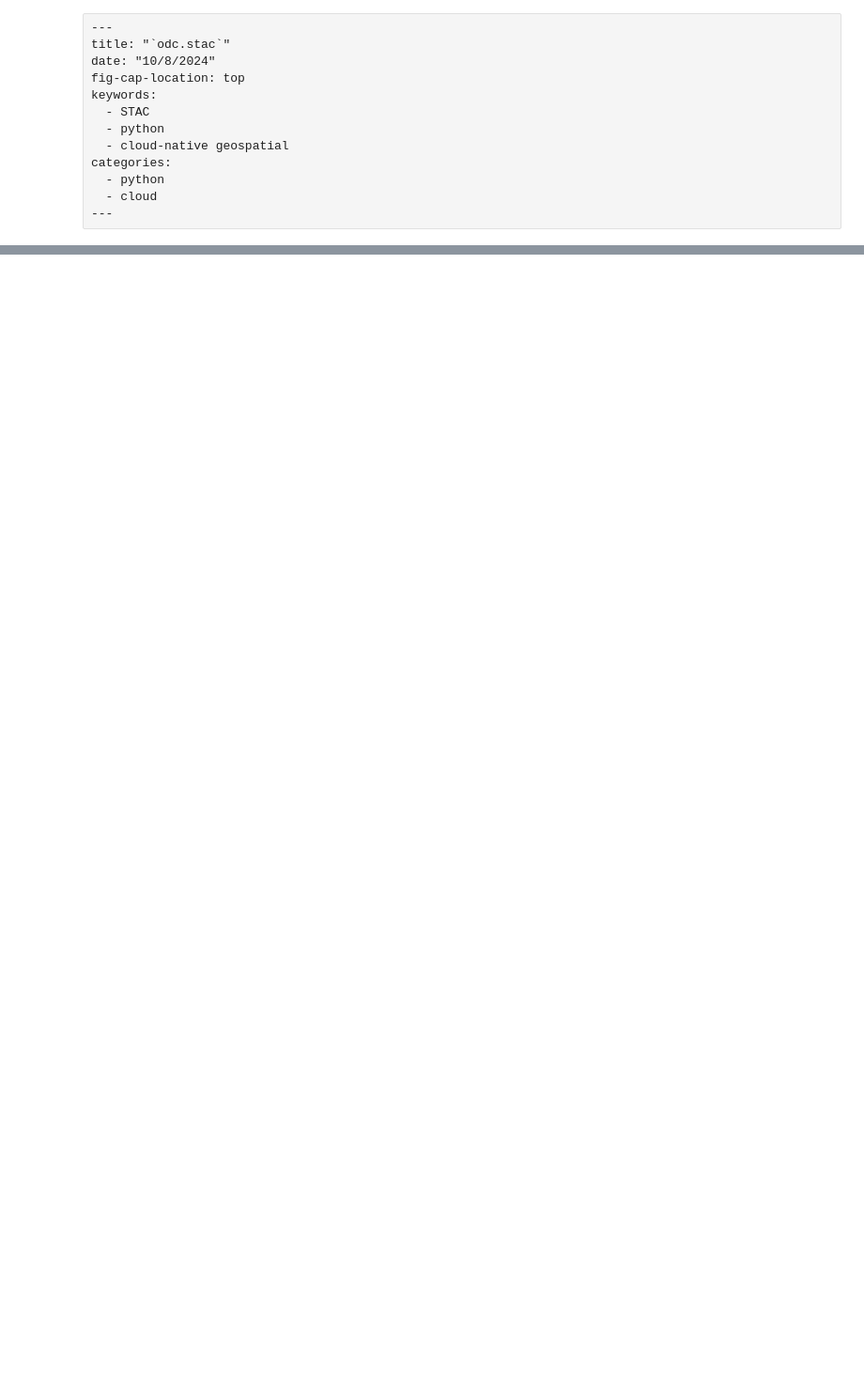
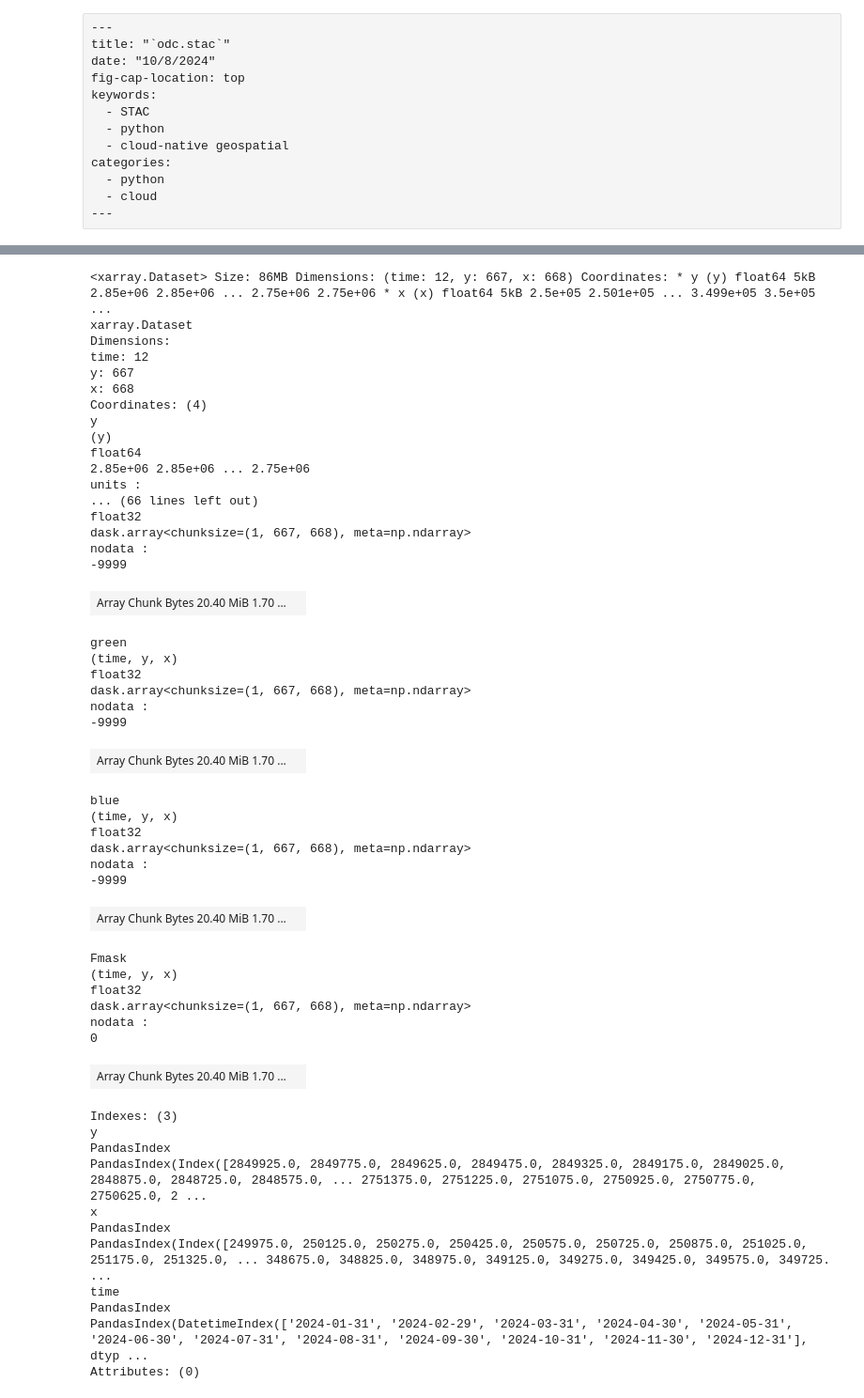
Before and after one commit to hrodmn/hrodmn.dev, a Jupyter notebook: posts/odc_stac/index.ipynb, the cells around one changed output, grey strips where cells are left out. Shown at 94% size. Drawn from its saved outputs; the diff is of its cells as text; code cells hidden in the pictures; blank space fills up the shorter version.

```diff
--- a/posts/odc_stac/index.ipynb
+++ b/posts/odc_stac/index.ipynb
@@ -273,0 +275,56 @@ gamma_corrected.isel(time=[7, 9]).plot.imshow(
+# %%
+cloud_free = stack.where(mask == 0).where(stack != -9999)
+
+monthly_cloud_free = cloud_free.resample(time="1M").median(skipna=True)
+monthly_cloud_free
+# %% [output]
+<xarray.Dataset> Size: 86MB Dimensions: (time: 12, y: 667, x: 668) Coordinates: * y (y) float64 5kB 2.85e+06 2.85e+06 ... 2.75e+06 2.75e+06 * x (x) float64 5kB 2.5e+05 2.501e+05 ... 3.499e+05 3.5e+05  ...
+xarray.Dataset
+Dimensions:
+time: 12
+y: 667
+x: 668
+Coordinates: (4)
+y
+(y)
+float64
+2.85e+06 2.85e+06 ... 2.75e+06
+units :
+... (66 lines left out)
+float32
+dask.array<chunksize=(1, 667, 668), meta=np.ndarray>
+nodata :
+-9999
+| Array Chunk Bytes 20.40 MiB 1.70 ... |  |
+green
+(time, y, x)
+float32
+dask.array<chunksize=(1, 667, 668), meta=np.ndarray>
+nodata :
+-9999
+| Array Chunk Bytes 20.40 MiB 1.70 ... |  |
+blue
+(time, y, x)
+float32
+dask.array<chunksize=(1, 667, 668), meta=np.ndarray>
+nodata :
+-9999
+| Array Chunk Bytes 20.40 MiB 1.70 ... |  |
+Fmask
+(time, y, x)
+float32
+dask.array<chunksize=(1, 667, 668), meta=np.ndarray>
+nodata :
+0
+| Array Chunk Bytes 20.40 MiB 1.70 ... |  |
+Indexes: (3)
+y
+PandasIndex
+PandasIndex(Index([2849925.0, 2849775.0, 2849625.0, 2849475.0, 2849325.0, 2849175.0, 2849025.0, 2848875.0, 2848725.0, 2848575.0, ... 2751375.0, 2751225.0, 2751075.0, 2750925.0, 2750775.0, 2750625.0, 2 ...
+x
+PandasIndex
+PandasIndex(Index([249975.0, 250125.0, 250275.0, 250425.0, 250575.0, 250725.0, 250875.0, 251025.0, 251175.0, 251325.0, ... 348675.0, 348825.0, 348975.0, 349125.0, 349275.0, 349425.0, 349575.0, 349725. ...
+time
+PandasIndex
+PandasIndex(DatetimeIndex(['2024-01-31', '2024-02-29', '2024-03-31', '2024-04-30', '2024-05-31', '2024-06-30', '2024-07-31', '2024-08-31', '2024-09-30', '2024-10-31', '2024-11-30', '2024-12-31'], dtyp ...
+Attributes: (0)
```
Also changed, not shown: parts of 18 cells of this notebook.
